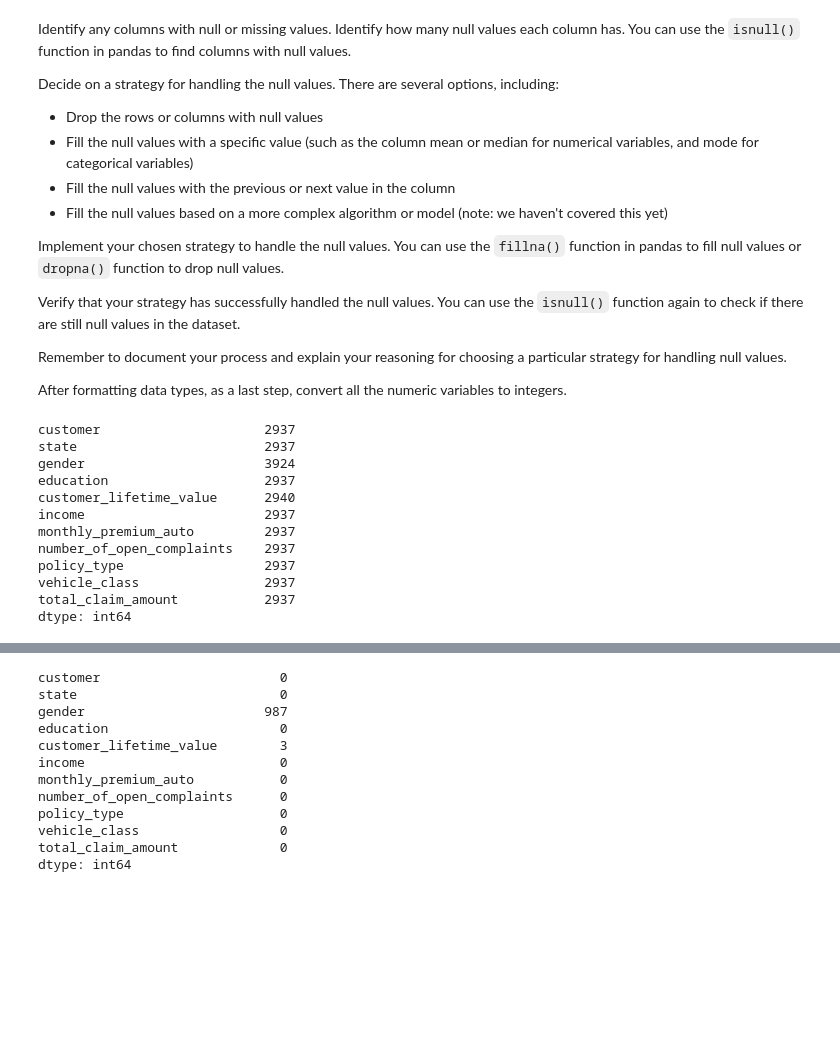
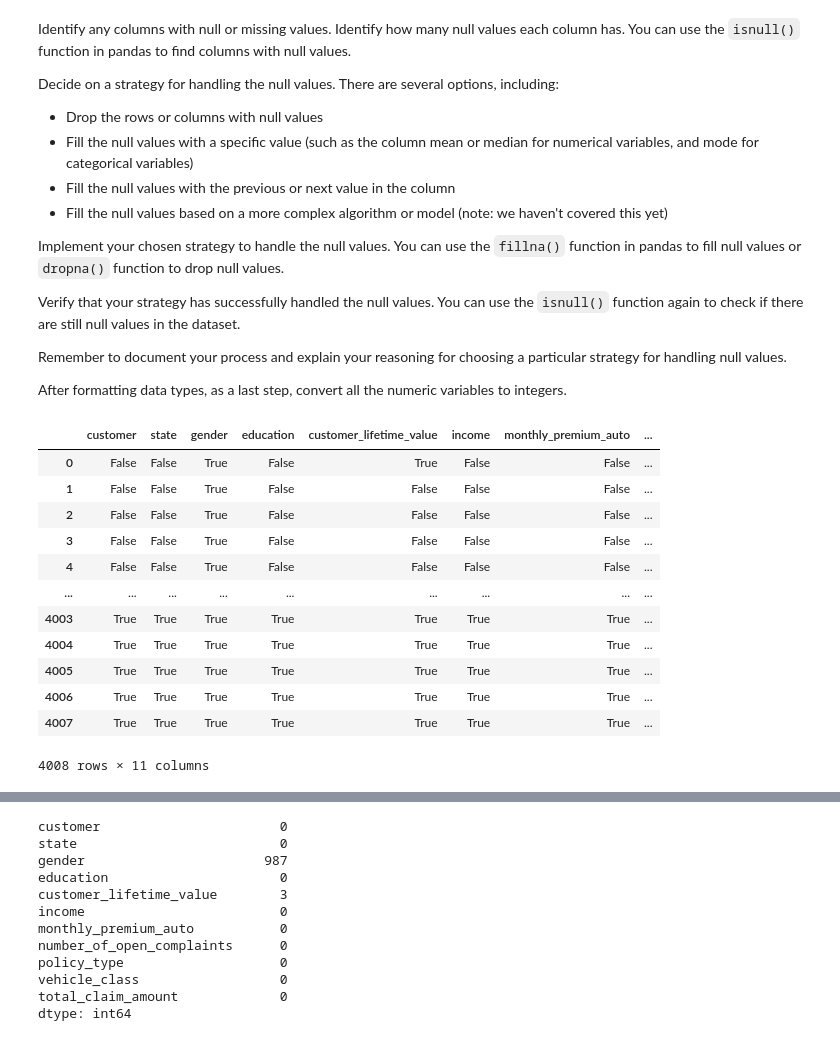
Before and after one commit to cadiyubu/lab-dw-data-cleaning-and-formatting, a Jupyter notebook: lab-dw-data-cleaning-and-formatting.ipynb, the cells around one changed output, grey strips where cells are left out. Cells and saved outputs as stored; diff of their text form; code cells hidden in the pictures; blank space fills up the shorter version.

```diff
--- a/lab-dw-data-cleaning-and-formatting.ipynb
+++ b/lab-dw-data-cleaning-and-formatting.ipynb
@@ -120,8 +152,6 @@ memory usage: 344.6+ KB
 # %%
 # Customer lifetime value should be numeric
 df.customer_lifetime_value=df.customer_lifetime_value.astype(float)
-
-df.customer_lifetime_value=pd.to_numeric(df.customer_lifetime_value)
 df.customer_lifetime_value.dtype
 # %% [output]
 dtype('float64')
@@ -158,17 +193,20 @@ Remember to document your process and explain your reasoning for choosing a part
 After formatting data types, as a last step, convert all the numeric variables to integers.
 # %%
 #use the isnull() function in pandas to find columns with null values.
-display(df.isnull().sum())
+df.isnull()
+#Decide on a strategy for handling the null values.
+#we see below that there are rows where there are null values for all columns, that is just noise which can be dropped e.g. rows 4004
 # %% [output]
+|  | customer | state | gender | education | customer_lifetime_value | income | monthly_premium_auto | ... |
+| 0 | False | False | True | False | True | False | False | ... |
+| 1 | False | False | True | False | False | False | False | ... |
+| 2 | False | False | True | False | False | False | False | ... |
+| 3 | False | False | True | False | False | False | False | ... |
+| 4 | False | False | True | False | False | False | False | ... |
+| ... | ... | ... | ... | ... | ... | ... | ... | ... |
+| 4003 | True | True | True | True | True | True | True | ... |
+| 4004 | True | True | True | True | True | True | True | ... |
+| 4005 | True | True | True | True | True | True | True | ... |
+| 4006 | True | True | True | True | True | True | True | ... |
+| 4007 | True | True | True | True | True | True | True | ... |
-customer                     2937
-state                        2937
-gender                       3924
-education                    2937
-customer_lifetime_value      2940
-income                       2937
-monthly_premium_auto         2937
-number_of_open_complaints    2937
-policy_type                  2937
-vehicle_class                2937
-total_claim_amount           2937
-dtype: int64
+4008 rows × 11 columns
```
Also changed, not shown: parts of 17 cells of this notebook.
